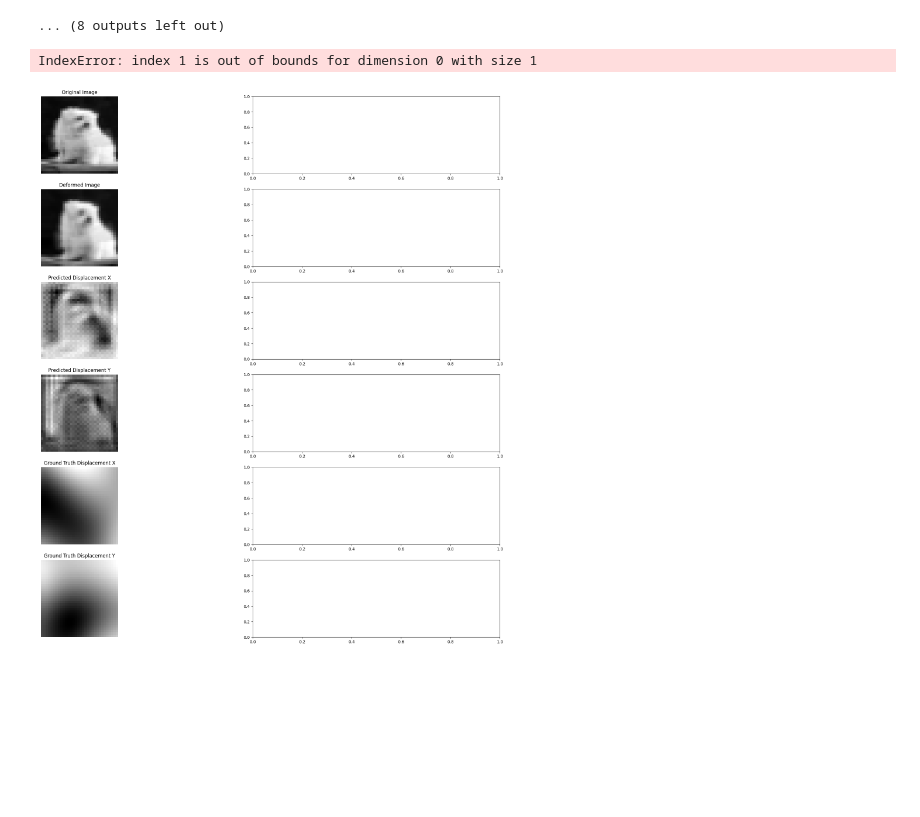
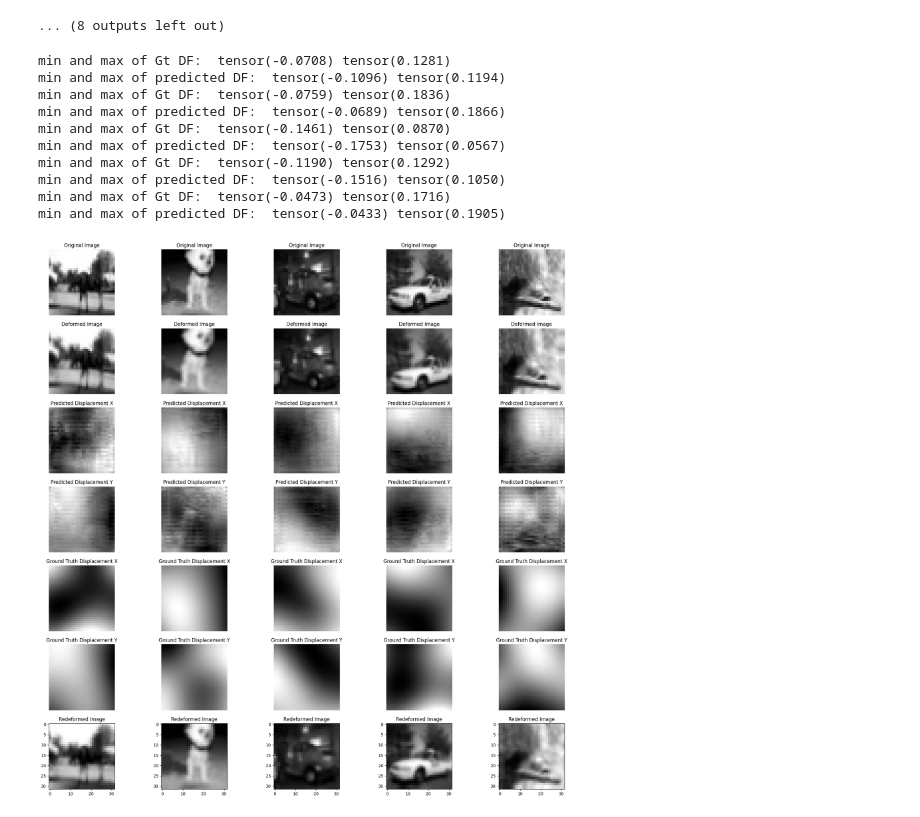
Before and after one commit to leond32/Registration, a Jupyter notebook: utils/Baseline.ipynb, the cells around one changed output. Cells and saved outputs as stored; diff of their text form; code cells hidden in the pictures; blank space fills up the shorter version.

```diff
--- a/utils/Baseline.ipynb
+++ b/utils/Baseline.ipynb
@@ -59,7 +61,7 @@ torch.Size([6, 1600, 1600])
 # %%
 # Define a random fraction of the images
 import random
-random_fraction = 0.001
+random_fraction = 0.05
 random_indices = random.sample(range(len(images)), int(random_fraction * len(images)))
 images = images[random_indices]
 
@@ -177,7 +179,7 @@ print("Batch Deformation Fields Shape:", deformation_fields.shape)  # Should mat
 
 
 # Define the number of samples to display
-num_samples = 2
+num_samples = 5
 
 # Create a figure with subplots in a grid 2x4
 fig, axes = plt.subplots(4, num_samples, figsize=(12, 12))
@@ -233,6 +235,9 @@ model = Unet(
 )
 
 model.to(device)
+
+if os.path.isfile('D:\\Dokumente\\03_RCI\\practical\\Folder_structure\\Registration\\weights\\model_weights.pth'):
+        model.load_state_dict(torch.load('D:\\Dokumente\\03_RCI\\practical\\Folder_structure\\Registration\\weights\\model_weights.pth', map_location=device))
 # %% [output]
 Attention lvl 0 8 8
 Attention lvl 1 8 16
@@ -334,7 +363,7 @@ Validation Loss: 0.014084790833294392
 
 model.eval()
 with torch.no_grad():
-    images, deformation_fields = next(iter(val_loader))
+    images, deformation_fields = next(iter(test_loader))
     # Move data to the device
     images = images.float().to(device)
     deformation_fields = deformation_fields.to(device)
@@ -342,37 +371,53 @@ with torch.no_grad():
     outputs = model(images)
 
     # Plot the original and deformed images
-    fig, axes = plt.subplots(6, num_samples, figsize=(24, 24))
+    fig, axes = plt.subplots(7, num_samples, figsize=(24, 24))
     for i in range(num_samples):
+
         ax = axes[0, i] # [0, i]
         ax.imshow(images[i, 0].numpy(), cmap='gray')
         ax.title.set_text('Original Image')
         ax.axis('off')
 
         ax = axes[1, i] # [1, i]
         ax.imshow(images[i, 1].numpy(), cmap='gray')
         ax.title.set_text('Deformed Image')
         ax.axis('off')
 
         ax = axes[2, i] # [2, i]
         ax.imshow(outputs[i, 0].numpy(), cmap='gray')
         ax.title.set_text('Predicted Displacement X')
         ax.axis('off')
 
         ax = axes[3, i]
         ax.imshow(outputs[i, 1].numpy(), cmap='gray')
         ax.title.set_text('Predicted Displacement Y')
         ax.axis('off')
 
         ax = axes[4, i]
         ax.imshow(deformation_fields[i, 0].numpy(), cmap='gray')
         ax.title.set_text('Ground Truth Displacement X')
         ax.axis('off')
 
         ax = axes[5, i]
         ax.imshow(deformation_fields[i, 1].numpy(), cmap='gray')
         ax.title.set_text('Ground Truth Displacement Y')
         ax.axis('off')
+
+        inverse_transformed_image = deform_image(images[i, 1], outputs[i], device)
+        #print(inverse_transformed_image.shape)
+        ax = axes[6, i]
+        ax.imshow(inverse_transformed_image, cmap='gray')
+        ax.title.set_text('Redeformed Image')
 # %% [output]
-IndexError: index 1 is out of bounds for dimension 0 with size 1
+min and max of Gt DF:  tensor(-0.0708) tensor(0.1281)
+min and max of predicted DF:  tensor(-0.1096) tensor(0.1194)
+min and max of Gt DF:  tensor(-0.0759) tensor(0.1836)
+min and max of predicted DF:  tensor(-0.0689) tensor(0.1866)
+min and max of Gt DF:  tensor(-0.1461) tensor(0.0870)
+min and max of predicted DF:  tensor(-0.1753) tensor(0.0567)
+min and max of Gt DF:  tensor(-0.1190) tensor(0.1292)
+min and max of predicted DF:  tensor(-0.1516) tensor(0.1050)
+min and max of Gt DF:  tensor(-0.0473) tensor(0.1716)
+min and max of predicted DF:  tensor(-0.0433) tensor(0.1905)
-[figure, old version]
+[figure, new version]
```
Also changed, not shown: parts of 6 cells of this notebook.
